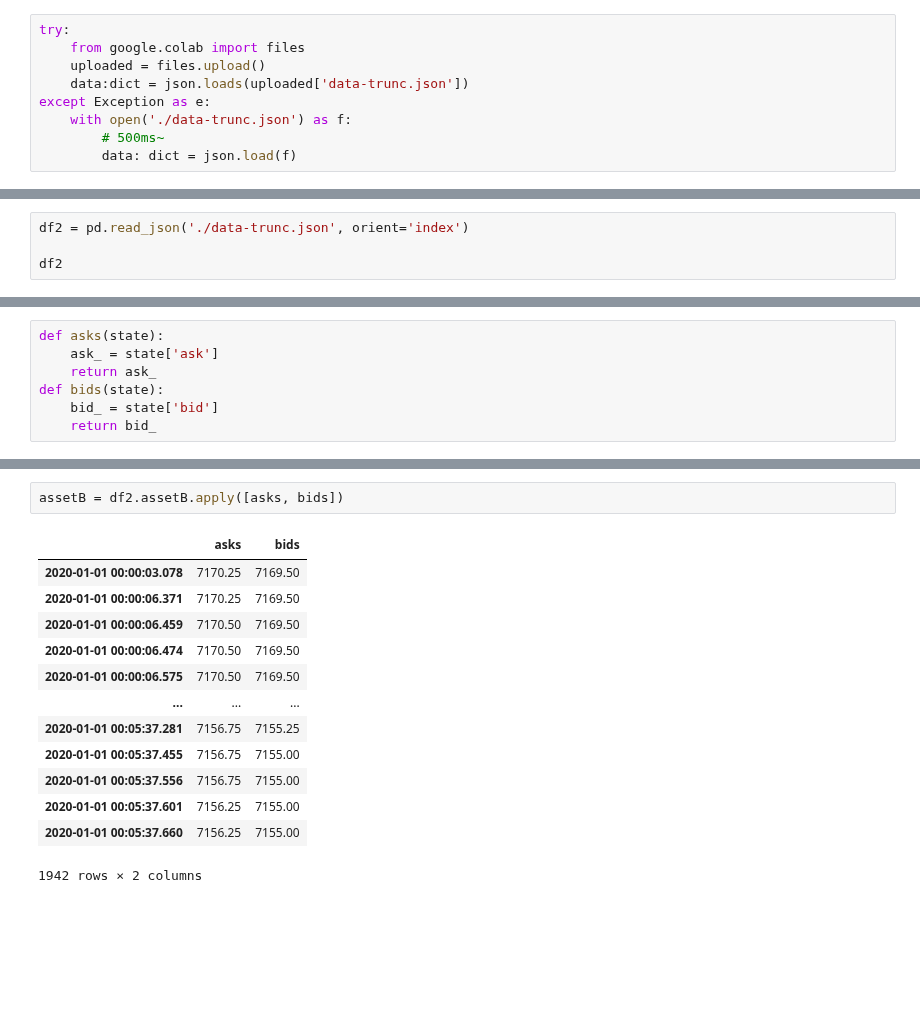
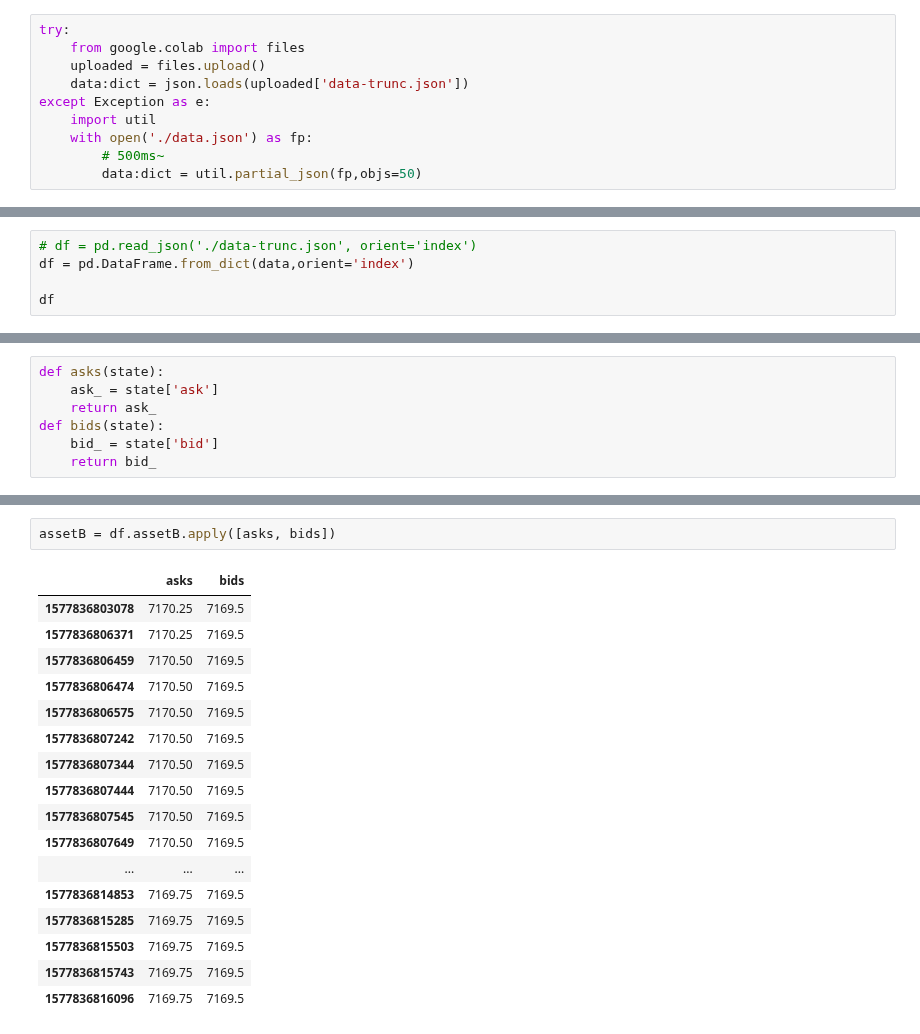
Before and after one commit to giladbarnea/scratches, a Jupyter notebook: efficient-frontier/home-task/algo-home-task/efficient_frontier_scratch.ipynb, the cells around one changed output, grey strips where cells are left out. Cells and saved outputs as stored; diff of their text form; blank space fills up the shorter version.

```diff
--- a/efficient-frontier/home-task/algo-home-task/efficient_frontier_scratch.ipynb
+++ b/efficient-frontier/home-task/algo-home-task/efficient_frontier_scratch.ipynb
@@ -17,6 +17,7 @@ try:
     uploaded = files.upload()
     data:dict = json.loads(uploaded['data-trunc.json'])
 except Exception as e:
-    with open('./data-trunc.json') as f:
+    import util
+    with open('./data.json') as fp:
         # 500ms~
-        data: dict = json.load(f)
+        data:dict = util.partial_json(fp,objs=50)
@@ -177,6 +163,7 @@ df1
 # %%
-df2 = pd.read_json('./data-trunc.json', orient='index')
+# df = pd.read_json('./data-trunc.json', orient='index')
+df = pd.DataFrame.from_dict(data,orient='index')
 
-df2
+df
 # %% [output]
 |  | assetA | assetB |
@@ -218,16 +213,20 @@ assetA = df2.assetA.apply([asks, bids])
 # %%
-assetB = df2.assetB.apply([asks, bids])
+assetB = df.assetB.apply([asks, bids])
 # %% [output]
 |  | asks | bids |
-| 2020-01-01 00:00:03.078 | 7170.25 | 7169.50 |
-| 2020-01-01 00:00:06.371 | 7170.25 | 7169.50 |
-| 2020-01-01 00:00:06.459 | 7170.50 | 7169.50 |
-| 2020-01-01 00:00:06.474 | 7170.50 | 7169.50 |
-| 2020-01-01 00:00:06.575 | 7170.50 | 7169.50 |
+| 1577836803078 | 7170.25 | 7169.5 |
+| 1577836806371 | 7170.25 | 7169.5 |
+| 1577836806459 | 7170.50 | 7169.5 |
+| 1577836806474 | 7170.50 | 7169.5 |
+| 1577836806575 | 7170.50 | 7169.5 |
+| 1577836807242 | 7170.50 | 7169.5 |
+| 1577836807344 | 7170.50 | 7169.5 |
+| 1577836807444 | 7170.50 | 7169.5 |
+| 1577836807545 | 7170.50 | 7169.5 |
+| 1577836807649 | 7170.50 | 7169.5 |
 | ... | ... | ... |
-| 2020-01-01 00:05:37.281 | 7156.75 | 7155.25 |
-| 2020-01-01 00:05:37.455 | 7156.75 | 7155.00 |
-| 2020-01-01 00:05:37.556 | 7156.75 | 7155.00 |
-| 2020-01-01 00:05:37.601 | 7156.25 | 7155.00 |
-| 2020-01-01 00:05:37.660 | 7156.25 | 7155.00 |
+| 1577836814853 | 7169.75 | 7169.5 |
+| 1577836815285 | 7169.75 | 7169.5 |
+| 1577836815503 | 7169.75 | 7169.5 |
+| 1577836815743 | 7169.75 | 7169.5 |
+| 1577836816096 | 7169.75 | 7169.5 |
-1942 rows × 2 columns
```
Also changed, not shown: parts of 11 cells of this notebook, 1 other file.
